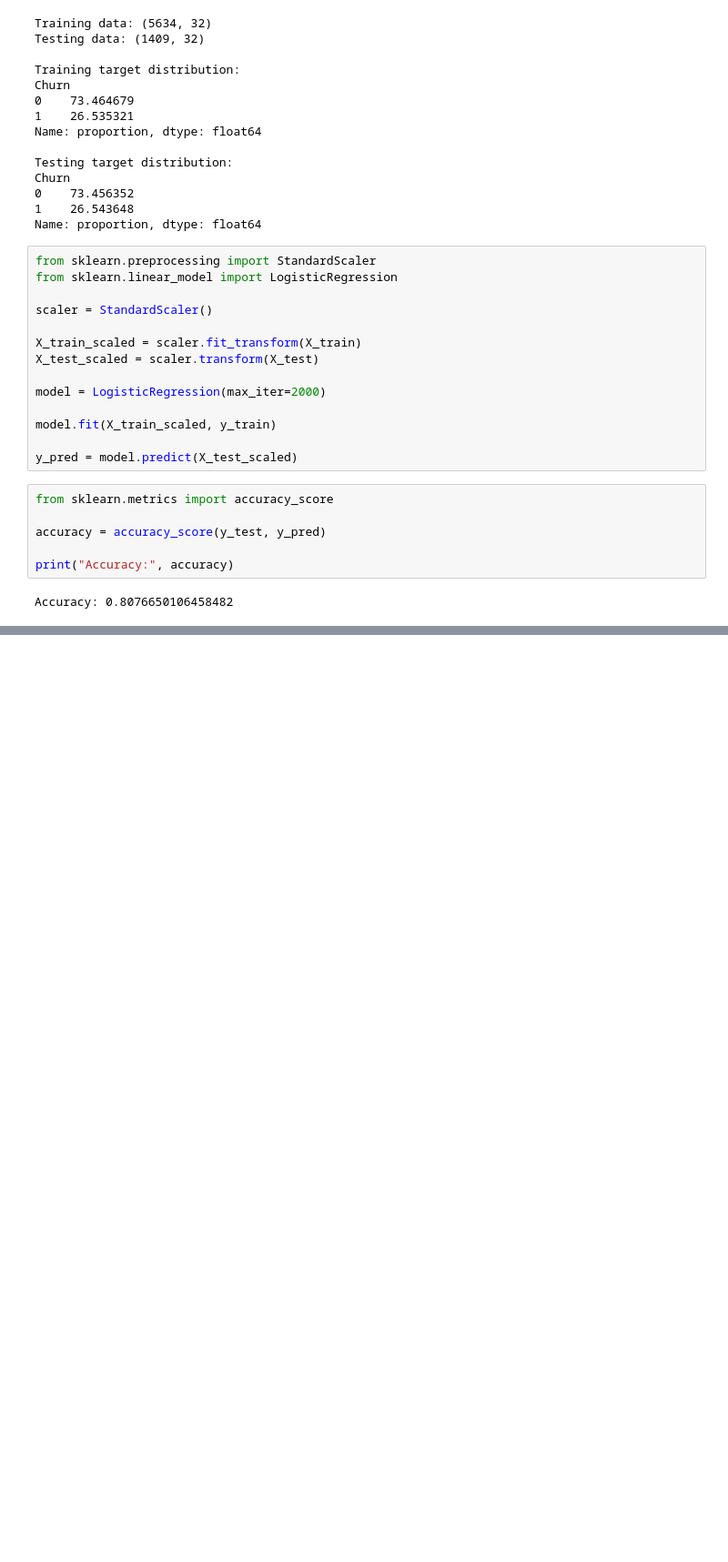
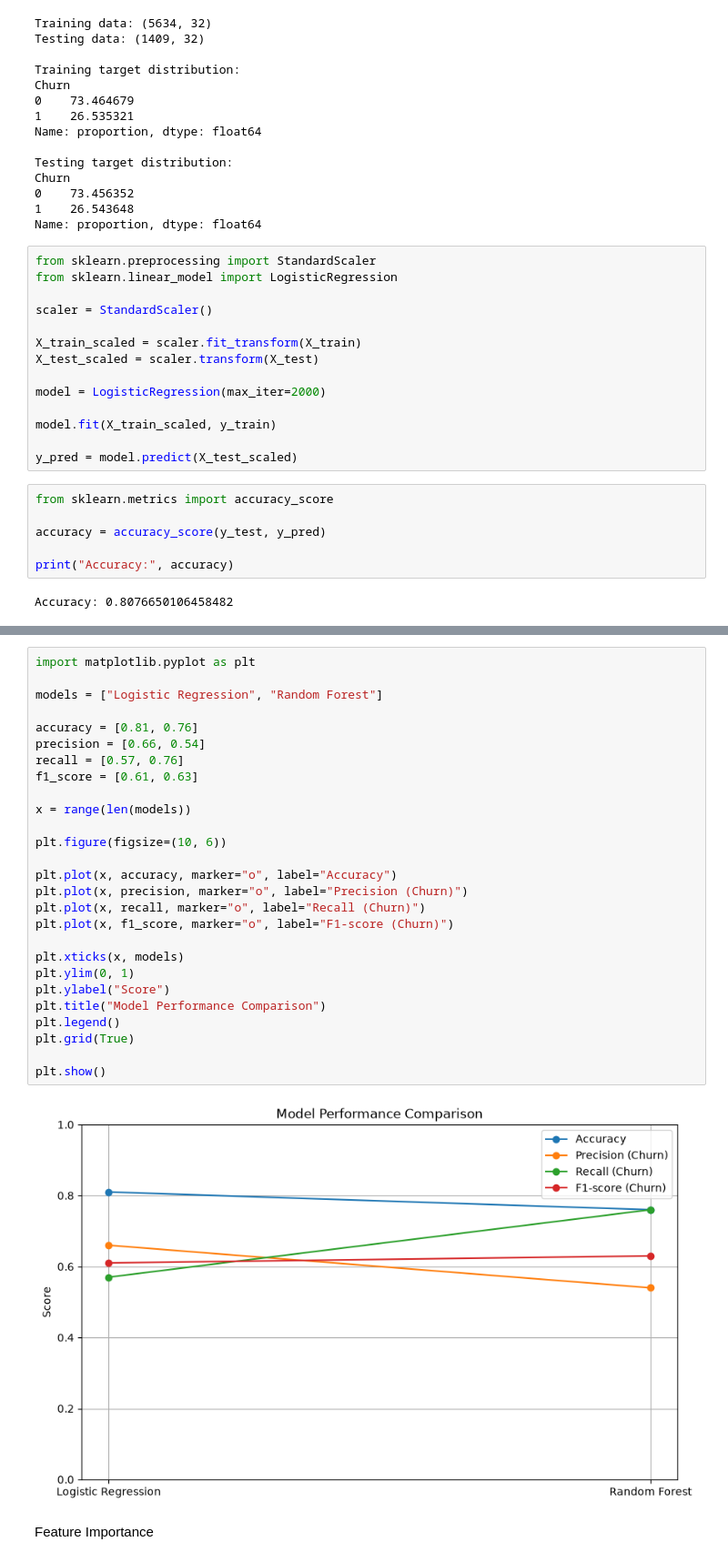
Before and after one commit to nooooooa/customer_churn_prediction, a Jupyter notebook: notebook/feature_eng.ipynb, the cells around one changed output, grey strips where cells are left out. Shown at 91% size. Drawn from its saved outputs; the diff is of its cells as text; blank space fills up the shorter version.

```diff
--- a/notebook/feature_eng.ipynb
+++ b/notebook/feature_eng.ipynb
@@ -221,0 +291,31 @@ Accuracy: 0.8076650106458482
+# %%
+import matplotlib.pyplot as plt
+
+models = ["Logistic Regression", "Random Forest"]
+
+accuracy = [0.81, 0.76]
+precision = [0.66, 0.54]
+recall = [0.57, 0.76]
+f1_score = [0.61, 0.63]
+
+x = range(len(models))
+
+plt.figure(figsize=(10, 6))
+
+plt.plot(x, accuracy, marker="o", label="Accuracy")
+plt.plot(x, precision, marker="o", label="Precision (Churn)")
+plt.plot(x, recall, marker="o", label="Recall (Churn)")
+plt.plot(x, f1_score, marker="o", label="F1-score (Churn)")
+
+plt.xticks(x, models)
+plt.ylim(0, 1)
+plt.ylabel("Score")
+plt.title("Model Performance Comparison")
+plt.legend()
+plt.grid(True)
+
+plt.show()
+# %% [output]
+[figure, added]
+# %% [markdown]
+Feature Importance
```
Also changed, not shown: parts of 20 cells of this notebook, 5 other files.
